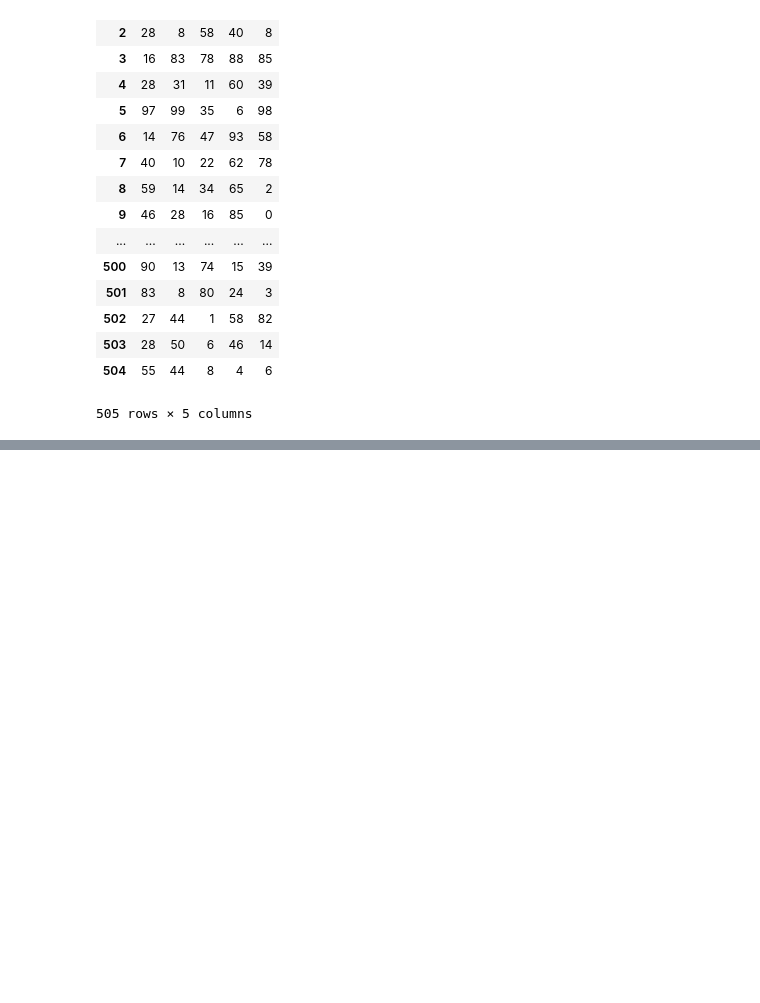
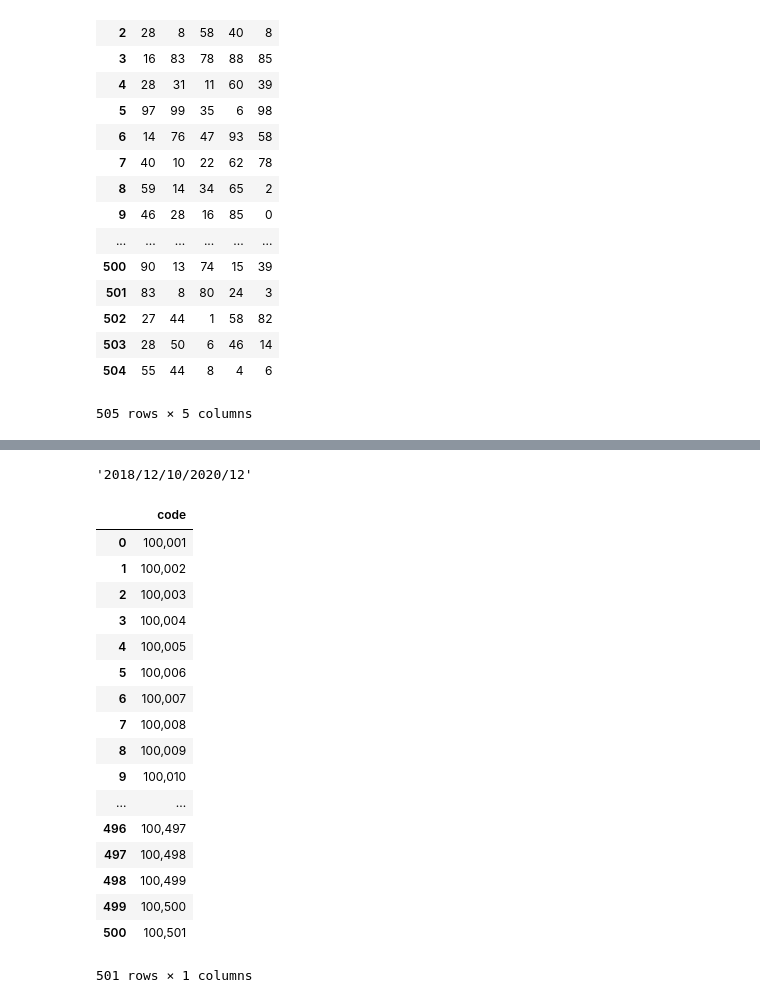
Before and after one commit to Fumitus/track_and_trace_project, a Jupyter notebook: 2018-12-02 vakaras.ipynb, the cells around one changed output, grey strips where cells are left out. Drawn from its saved outputs; the diff is of its cells as text; code cells hidden in the pictures; blank space fills up the shorter version.

```diff
--- a/2018-12-02 vakaras.ipynb
+++ b/2018-12-02 vakaras.ipynb
@@ -297,0 +330,31 @@ df3
+# %%
+def join_batch_and_expire(batch, expire):
+    batch_and_expire = batch+'/'+expire
+    return batch_and_expire
+join_batch_and_expire('2018/12/10', '2020/12')
+# %% [output]
+'2018/12/10/2020/12'
+# %%
+def read_code_from_file():
+    code_from_file = pd.read_csv('codes.csv')
+    return code_from_file
+read_code_from_file()
+# %% [output]
+|  | code |
+| 0 | 100,001 |
+| 1 | 100,002 |
+| 2 | 100,003 |
+| 3 | 100,004 |
+| 4 | 100,005 |
+| 5 | 100,006 |
+| 6 | 100,007 |
+| 7 | 100,008 |
+| 8 | 100,009 |
+| 9 | 100,010 |
+| ... | ... |
+| 496 | 100,497 |
+| 497 | 100,498 |
+| 498 | 100,499 |
+| 499 | 100,500 |
+| 500 | 100,501 |
+501 rows × 1 columns
```
Also changed, not shown: parts of 6 cells of this notebook.
